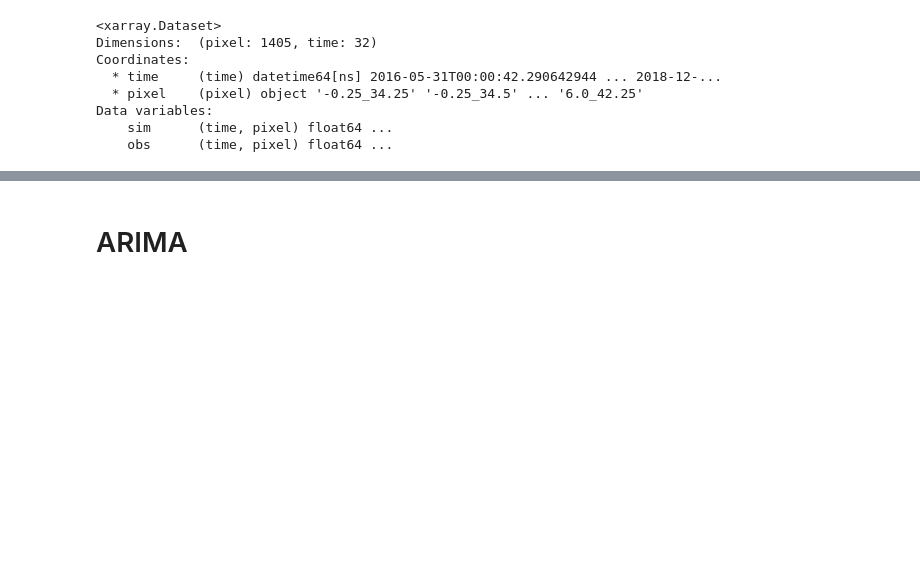
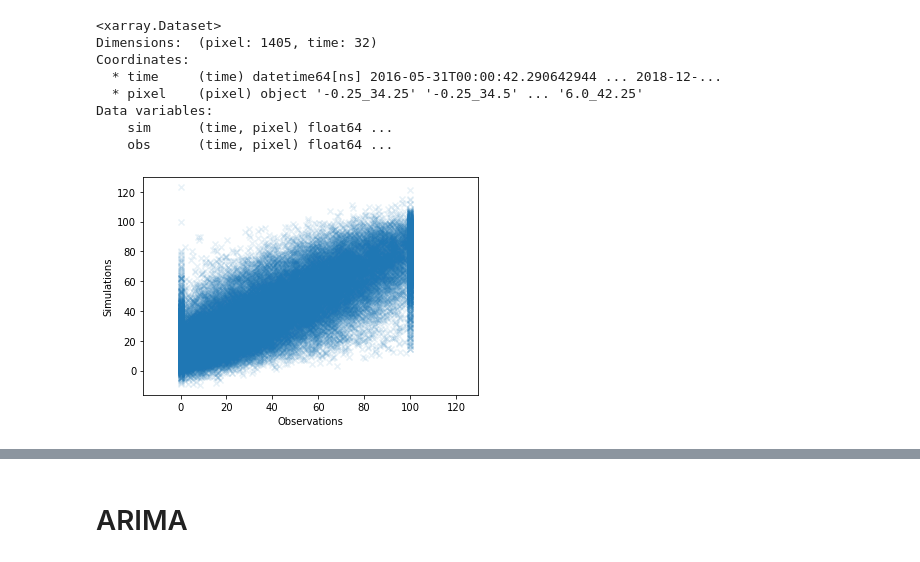
Before and after one commit to tommylees112/spatio_temporal, a Jupyter notebook: notebooks/kenya_evaluate.ipynb, the cells around one changed output, grey strips where cells are left out. Drawn from its saved outputs; the diff is of its cells as text; code cells hidden in the pictures; blank space fills up the shorter version.

```diff
--- a/notebooks/kenya_evaluate.ipynb
+++ b/notebooks/kenya_evaluate.ipynb
@@ -139,6 +139,11 @@ Coordinates:
 Data variables:
     sim      (time, pixel) float64 ...
     obs      (time, pixel) float64 ...
+# %%
+from spatio_temporal.training.eval_utils import _plot_scatter
+_plot_scatter(preds);
+# %% [output]
+[figure, added]
 # %%
 for i in range(5):
     f, ax = plt.subplots(figsize=(12, 4))
```
Also changed, not shown: parts of 11 cells of this notebook, 2 other files.
